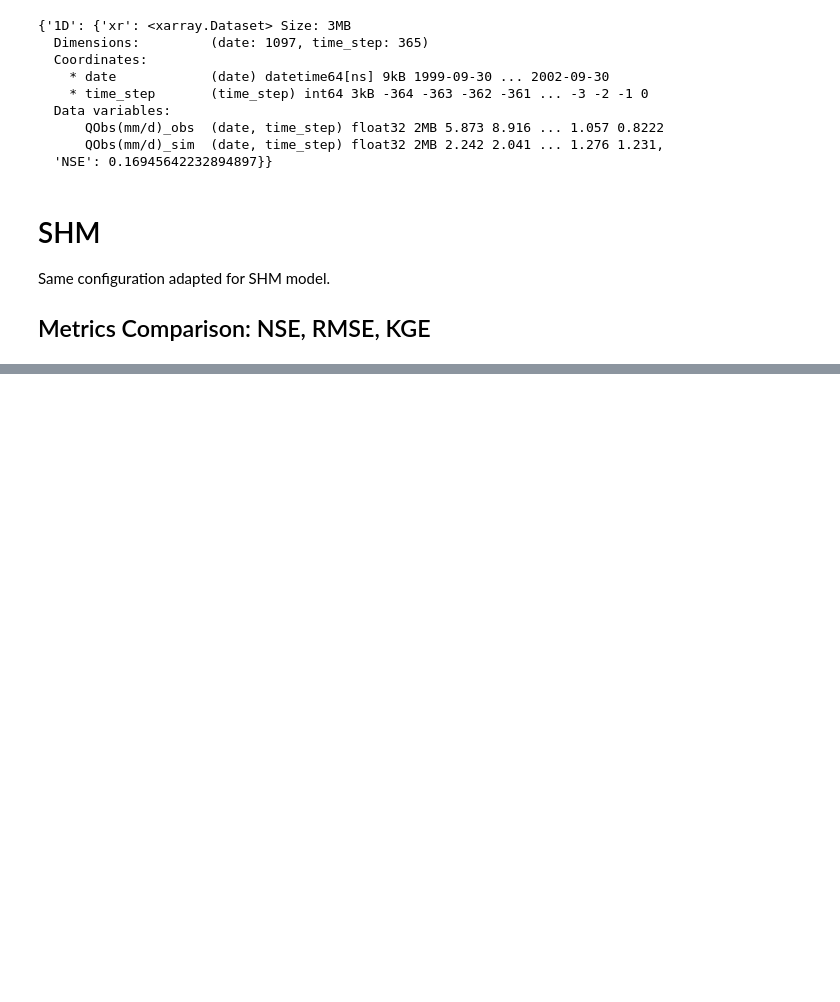
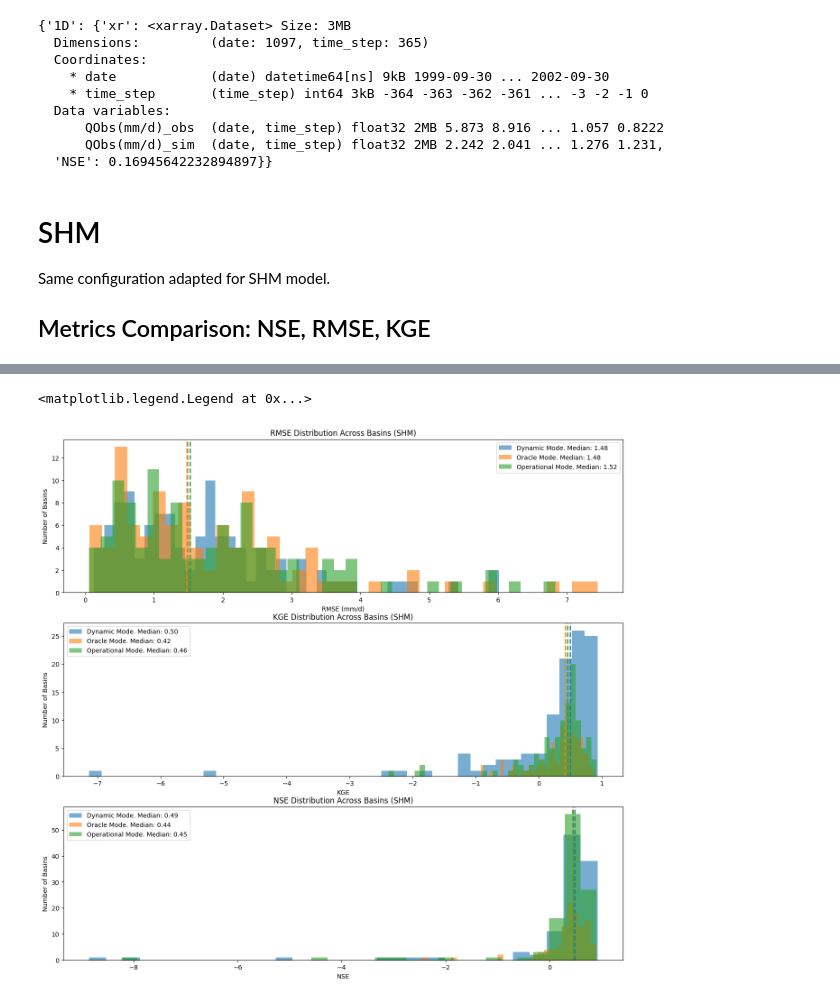
Before and after one commit to mines-ciroh/neuralhydrology-dcfe, a Jupyter notebook: examples/07-DCFE/Manuscript_Material.ipynb, the cells around one changed output, grey strips where cells are left out. Drawn from its saved outputs; the diff is of its cells as text; code cells hidden in the pictures; blank space fills up the shorter version.

```diff
--- a/examples/07-DCFE/Manuscript_Material.ipynb
+++ b/examples/07-DCFE/Manuscript_Material.ipynb
@@ -826,0 +841,40 @@ shm_nse_df
+# %%
+num_bins = 40
+a = 0.6
+
+fig, ax = plt.subplots(3, 1, figsize=(16,15))
+ax[0].hist(shm_metrics['dynamic_rmse'], bins=num_bins, alpha=a, label='Dynamic Mode. Median: {:.2f}'.format(shm_metrics['dynamic_rmse'].median()))
+ax[0].axvline(shm_metrics['dynamic_rmse'].median(), color='tab:blue', linestyle='dashed', linewidth=2)
+ax[0].hist(shm_metrics['oracle_rmse'], bins=num_bins, alpha=a, label='Oracle Mode. Median: {:.2f}'.format(shm_metrics['oracle_rmse'].median()))
+ax[0].axvline(shm_metrics['oracle_rmse'].median(), color='tab:orange', linestyle='dashed', linewidth=2)
+ax[0].hist(shm_metrics['operational_rmse'], bins=num_bins, alpha=a, label='Operational Mode. Median: {:.2f}'.format(shm_metrics['operational_rmse'].median()))
+ax[0].axvline(shm_metrics['operational_rmse'].median(), color='tab:green', linestyle='dashed', linewidth=2)
+ax[0].set_title("RMSE Distribution Across Basins (SHM)")
+ax[0].set_xlabel("RMSE (mm/d)")
+ax[0].set_ylabel("Number of Basins")
+ax[0].legend()
+
+ax[1].hist(shm_metrics['dynamic_kge'], bins=num_bins, alpha=a, label='Dynamic Mode. Median: {:.2f}'.format(shm_metrics['dynamic_kge'].median()))
+ax[1].axvline(shm_metrics['dynamic_kge'].median(), color='tab:blue', linestyle='dashed', linewidth=2)
+ax[1].hist(shm_metrics['oracle_kge'], bins=num_bins, alpha=a, label='Oracle Mode. Median: {:.2f}'.format(shm_metrics['oracle_kge'].median()))
+ax[1].axvline(shm_metrics['oracle_kge'].median(), color='tab:orange', linestyle='dashed', linewidth=2)
+ax[1].hist(shm_metrics['operational_kge'], bins=num_bins, alpha=a, label='Operational Mode. Median: {:.2f}'.format(shm_metrics['operational_kge'].median()))
+ax[1].axvline(shm_metrics['operational_kge'].median(), color='tab:green', linestyle='dashed', linewidth=2)
+ax[1].set_title("KGE Distribution Across Basins (SHM)")
+ax[1].set_xlabel("KGE")
+ax[1].set_ylabel("Number of Basins")
+ax[1].legend()
+
+ax[2].hist(shm_metrics['dynamic_nse'], bins=30, alpha=a, label='Dynamic Mode. Median: {:.2f}'.format(shm_metrics['dynamic_nse'].median()))
+ax[2].axvline(shm_metrics['dynamic_nse'].median(), color='tab:blue', linestyle='dashed', linewidth=2)
+ax[2].hist(shm_metrics['oracle_nse'], bins=30, alpha=a, label='Oracle Mode. Median: {:.2f}'.format(shm_metrics['oracle_nse'].median()))
+ax[2].axvline(shm_metrics['oracle_nse'].median(), color='tab:orange', linestyle='dashed', linewidth=2)
+ax[2].hist(shm_metrics['operational_nse'], bins=30, alpha=a, label='Operational Mode. Median: {:.2f}'.format(shm_metrics['operational_nse'].median()))
+ax[2].axvline(shm_metrics['operational_nse'].median(), color='tab:green', linestyle='dashed', linewidth=2)
+ax[2].set_title("NSE Distribution Across Basins (SHM)")
+ax[2].set_xlabel("NSE")
+ax[2].set_ylabel("Number of Basins")
+ax[2].legend()
+# %% [output]
+<matplotlib.legend.Legend at 0x...>
+[figure, added]
```
Also changed, not shown: parts of 2 cells of this notebook.
